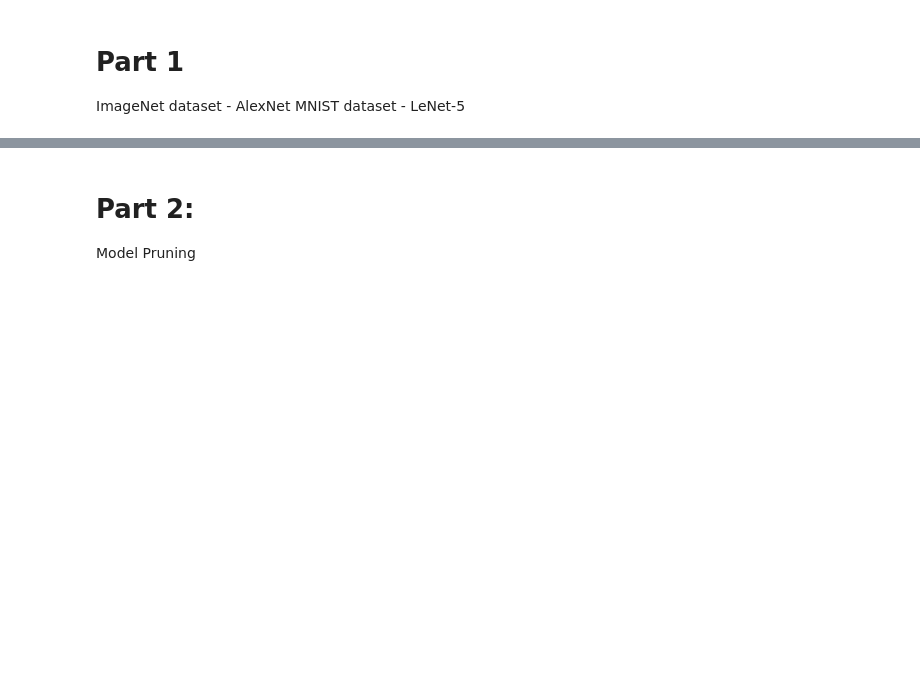
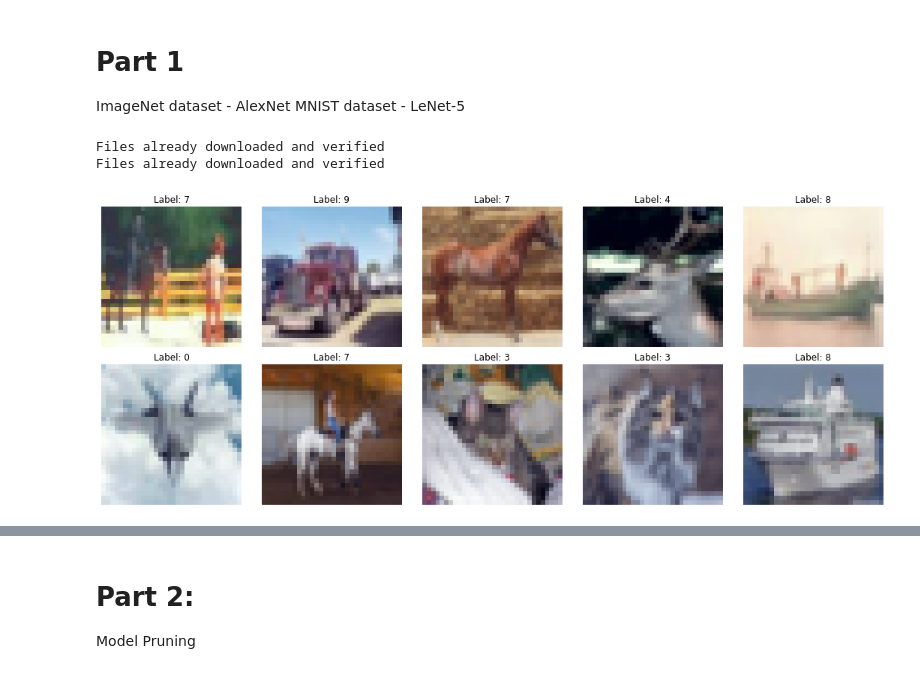
Before and after one commit to FFFROZEN090/EML_Pruning_ADMM, a Jupyter notebook: demo.ipynb, the cells around one changed output, grey strips where cells are left out. Cells and saved outputs as stored; diff of their text form; code cells hidden in the pictures; blank space fills up the shorter version.

```diff
--- a/demo.ipynb
+++ b/demo.ipynb
@@ -24,0 +25,52 @@ import matplotlib.pyplot as plt
+# %%
+#TODO: Load and Visialize ImageNet dataloader
+from dataloader.ImageNet_dataloader import ImageNetDataLoader
+
+batch_size = 800
+img_size = 224
+
+#Load data for training
+train_loader = torch.utils.data.DataLoader(
+            datasets.CIFAR10('data', train=True, download=True,
+                             transform=transforms.Compose([
+                                 transforms.ToTensor(),
+                                 transforms.Normalize((0.49139968, 0.48215827, 0.44653124),
+                                                      (0.24703233, 0.24348505, 0.26158768))
+                             ])), shuffle=True, batch_size=batch_size)
+
+#Load data for testing
+test_loader = torch.utils.data.DataLoader(
+            datasets.CIFAR10('data', train=False, download=True,
+                             transform=transforms.Compose([
+                                 transforms.ToTensor(),
+                                 transforms.Normalize((0.49139968, 0.48215827, 0.44653124),
+                                                      (0.24703233, 0.24348505, 0.26158768))
+                             ])), shuffle=True, batch_size=batch_size)
+
+dataiter = iter(test_loader)
+images, labels = next(dataiter)
+
+# Get the first 10 images and labels from the batch
+images = images[:10]
+labels = labels[:10]
+
+# Conver to cpu and numpy
+images = images.cpu().numpy()
+images = images.transpose(0, 2, 3, 1)
+
+images = (images - images.min()) / (images.max() - images.min())
+
+# images = (images * 0.5) + 0.5
+
+# Compose the 10 images into a single plot
+fig, axes = plt.subplots(2, 5, figsize=(15, 6))
+for i, ax in enumerate(axes.flat):
+    ax.imshow(images[i])
+    ax.set_title(f'Label: {labels[i].item()}')
+    ax.axis('off')
+plt.tight_layout()
+plt.show()
+# %% [output]
+Files already downloaded and verified
+Files already downloaded and verified
+[figure, added]
```
Also changed, not shown: parts of 19 cells of this notebook, 4 other files.
